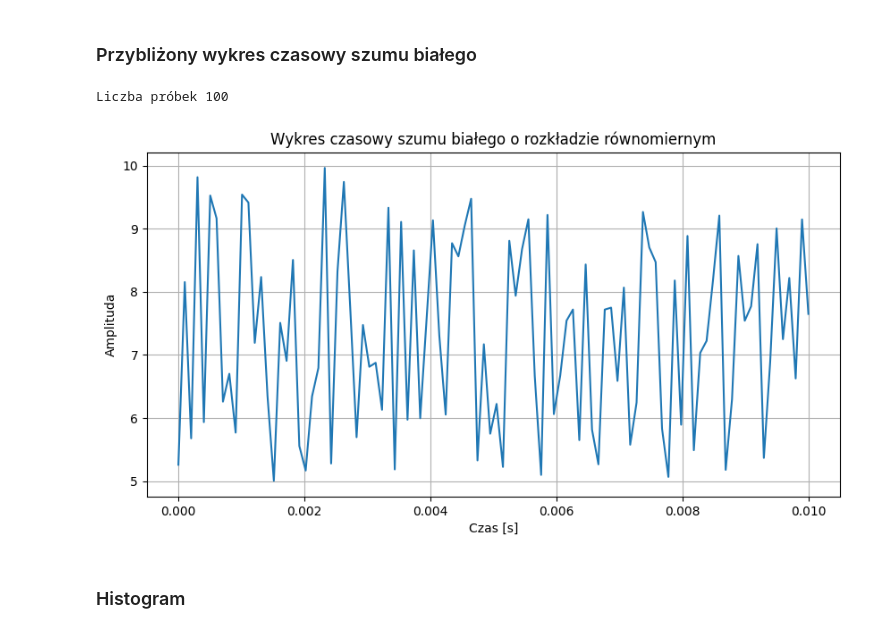
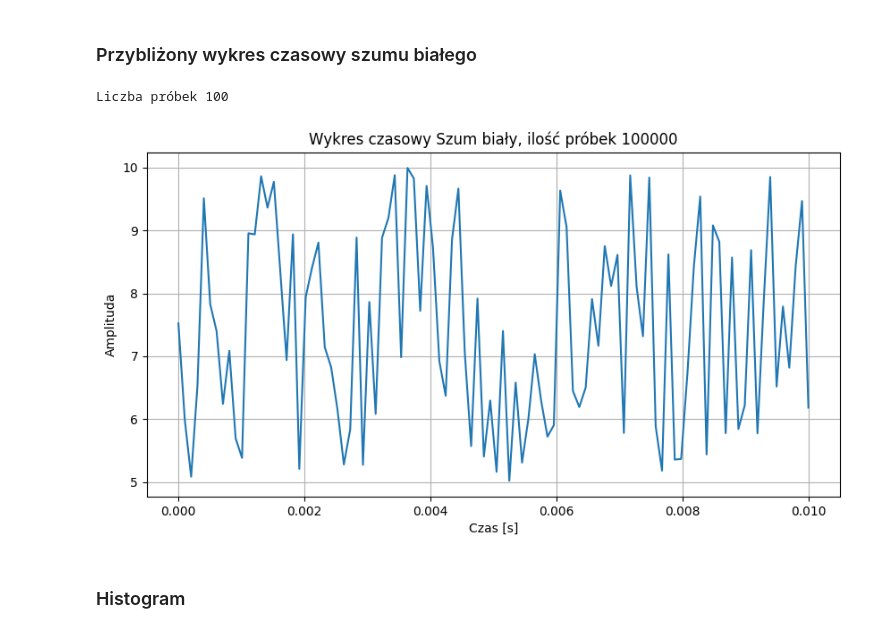
Before and after one commit to mbrunka/stochastyka-white-noise, a Jupyter notebook: main.ipynb, the cells around one changed output. Saved outputs shown, nothing was run; the diff lists cells and outputs as text; code cells hidden in the pictures.

```diff
--- a/main.ipynb
+++ b/main.ipynb
@@ -56,21 +171,14 @@ plt.show()
 # %%
 
 MALY_CZAS_TRWANIA = 0.01
 MALA_LICZBA_PROBEK = int(MALY_CZAS_TRWANIA * CZESTOTLIWOSC_PROBKOWANIA)
 print(f"Liczba próbek {MALA_LICZBA_PROBEK}")
 
 maly_szum = gen.uniform(ZAKRES[0], ZAKRES[1], MALA_LICZBA_PROBEK)
 
-maly_czas = np.linspace(0, MALY_CZAS_TRWANIA, MALA_LICZBA_PROBEK)
-plt.figure(figsize=(10, 5))
-plt.plot(maly_czas, maly_szum)
-plt.title('Wykres czasowy szumu białego o rozkładzie równomiernym')
-plt.xlabel('Czas [s]')
-plt.ylabel('Amplituda')
-plt.grid(True)
-plt.show()
+wykres_czasowo_aplitudowy(maly_szum, MALY_CZAS_TRWANIA, MALA_LICZBA_PROBEK, f"Szum biały, ilość próbek {LICZBA_PROBEK}")
 # %% [output]
 Liczba próbek 100
-[figure, old version]
+[figure, new version]
 # %% [markdown]
 ### Histogram
```
Also changed, not shown: parts of 15 cells of this notebook, 2 other files.
